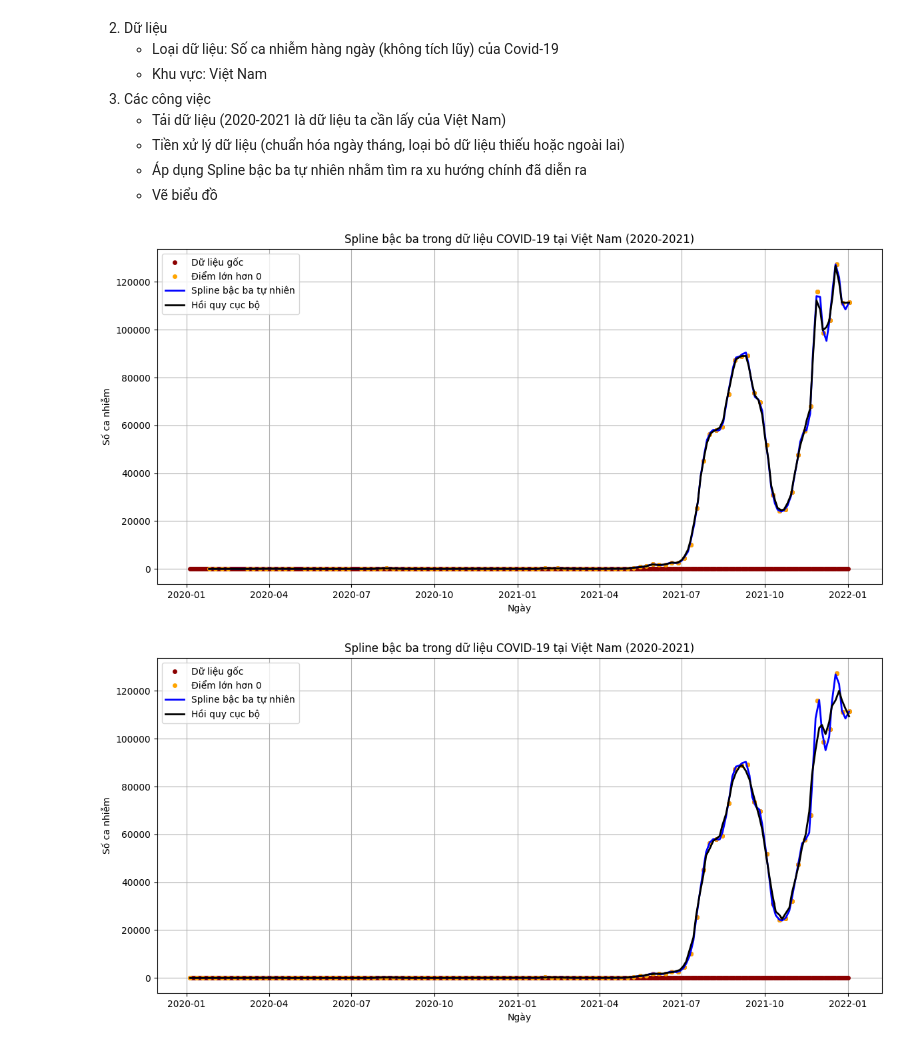
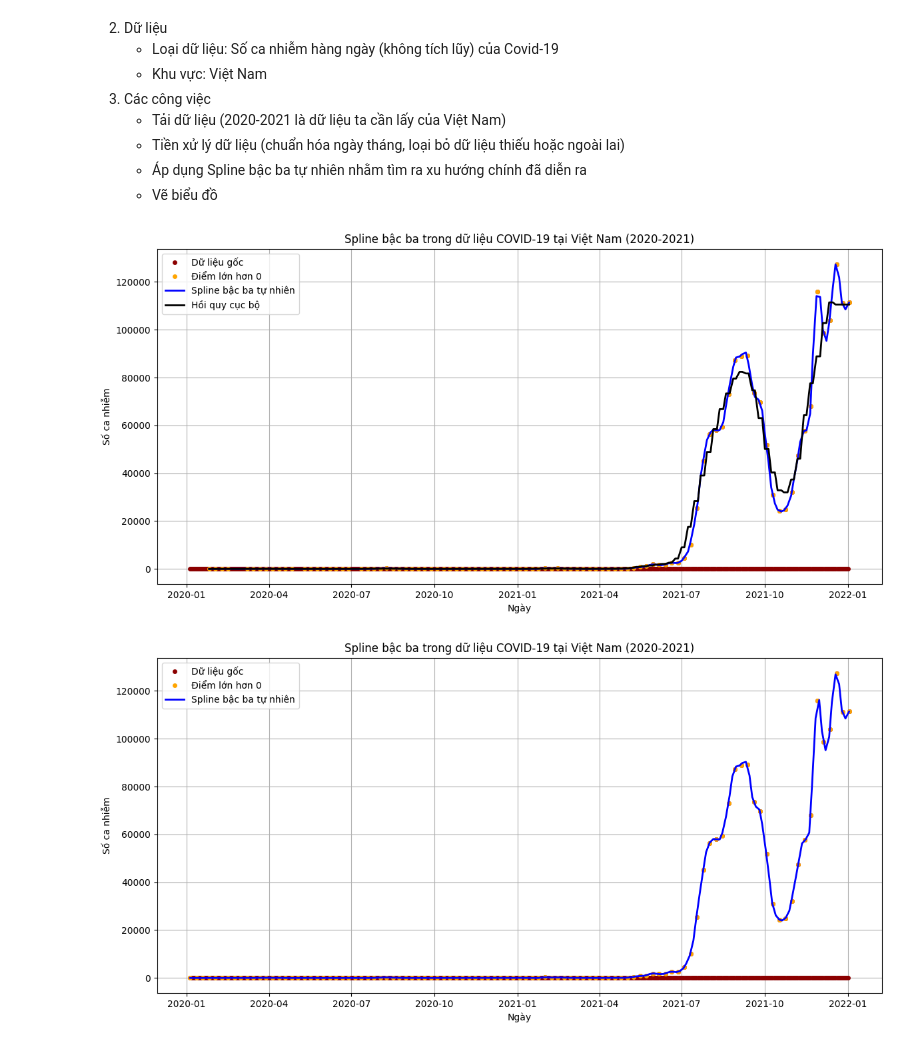
Before and after one commit to AkiraTomori/Interpolation, a Jupyter notebook: 23127379.ipynb, the cells around one changed output. Cells and saved outputs as stored; diff of their text form; code cells hidden in the pictures.

Commit message:
Moving Average

```diff
--- a/23127379.ipynb
+++ b/23127379.ipynb
@@ -274,13 +257,13 @@ spline_model_2 = NaturalCubicSpline(days_nonzero, new_cases_nonzero)
 x_smooth = np.linspace(min(days_nonzero), max(days_nonzero), 200)
 y_smooth = [spline_model_2.interpolate(xi) for xi in x_smooth]
 
-loess_model = LOESSModel(days_nonzero, new_cases_nonzero, 0.03)
-loess_smooth_x = np.linspace(min(days_nonzero), max(days_nonzero), 200)
-loess_smooth_y = [loess_model.predict(xi) for xi in loess_smooth_x]
+ma_model = MovingAverage(days_nonzero, new_cases_nonzero, window_size=5)
+ma_x = np.linspace(min(days_nonzero), max(days_nonzero), 200)
+ma_y = ma_model.smooth(ma_x.tolist())
 
 date_start = df_vn_full["date"].min()
 date_smooth = pd.to_datetime([date_start + pd.Timedelta(days=int(x)) for x in x_smooth])
-date_loess_smooth = pd.to_datetime([date_start + pd.Timedelta(days=int(x)) for x in loess_smooth_x])
+date_ma = pd.to_datetime([date_start + pd.Timedelta(days=int(x)) for x in ma_x])
 
 plot_covid_interpolation(
     date_original=df_vn_full["date"],
@@ -289,48 +272,41 @@ plot_covid_interpolation(
     new_cases_nonzero=df_vn_nonzero["new_cases"],
     date_spline=date_smooth,
     new_cases_spline=y_smooth,
-    date_loess=date_loess_smooth,
-    new_cases_loess=loess_smooth_y
+    date_loess=date_ma,
+    new_cases_loess=ma_y
 )
 # %% [output]
-[figure, old version]
+[figure, new version]
 # %%
 df = pd.read_csv("owid-covid-data.csv")
 
 df_vn_full = df[df["location"] == "Vietnam"]
 df_vn_full = df_vn_full[["date", "new_cases"]]
 df_vn_full["date"] = pd.to_datetime(df_vn_full["date"])
 df_vn_full = df_vn_full[(df_vn_full["date"] >= "2020-01-01") & (df_vn_full["date"] <= "2022-01-02")]
 df_vn_full = df_vn_full.dropna(subset=["new_cases"])
 df_vn_full["days"] = (df_vn_full["date"] - df_vn_full["date"].min()).dt.days
 
 df_sampled = df_vn_full.iloc[::7].copy()  # lấy mỗi dòng cách 7 dòng (7 ngày)
 
 days_sampled = df_sampled["days"].tolist()
 new_cases_sampled = df_sampled["new_cases"].tolist()
 
 spline_model = NaturalCubicSpline(days_sampled, new_cases_sampled)
 
 x_smooth = np.linspace(min(days_sampled), max(days_sampled), 200)
 y_smooth = [spline_model.interpolate(xi) for xi in x_smooth]
 
-loess_model = LOESSModel(days_sampled, new_cases_sampled, 0.03)
-loess_smooth_x = np.linspace(min(days_sampled), max(days_sampled), 200)
-loess_smooth_y = [loess_model.predict(xi) for xi in loess_smooth_x]
-
 date_start = df_vn_full["date"].min()
 date_smooth = pd.to_datetime([date_start + pd.Timedelta(days=int(x)) for x in x_smooth])
-date_loess_smooth = pd.to_datetime([date_start + pd.Timedelta(days=int(x)) for x in loess_smooth_x])
 
 plot_covid_interpolation(
     date_original=df_vn_full["date"],
     new_cases_original=df_vn_full["new_cases"],
     date_nonzero=df_sampled["date"],
     new_cases_nonzero=df_sampled["new_cases"],
     date_spline=date_smooth,
-    new_cases_spline=y_smooth,
-    date_loess=date_loess_smooth,
-    new_cases_loess=loess_smooth_y
+    new_cases_spline=y_smooth
 )
 # %% [output]
-[figure, old version]
+[figure, new version]
```
Also changed, not shown: parts of 1 cell of this notebook, 1 other file.
